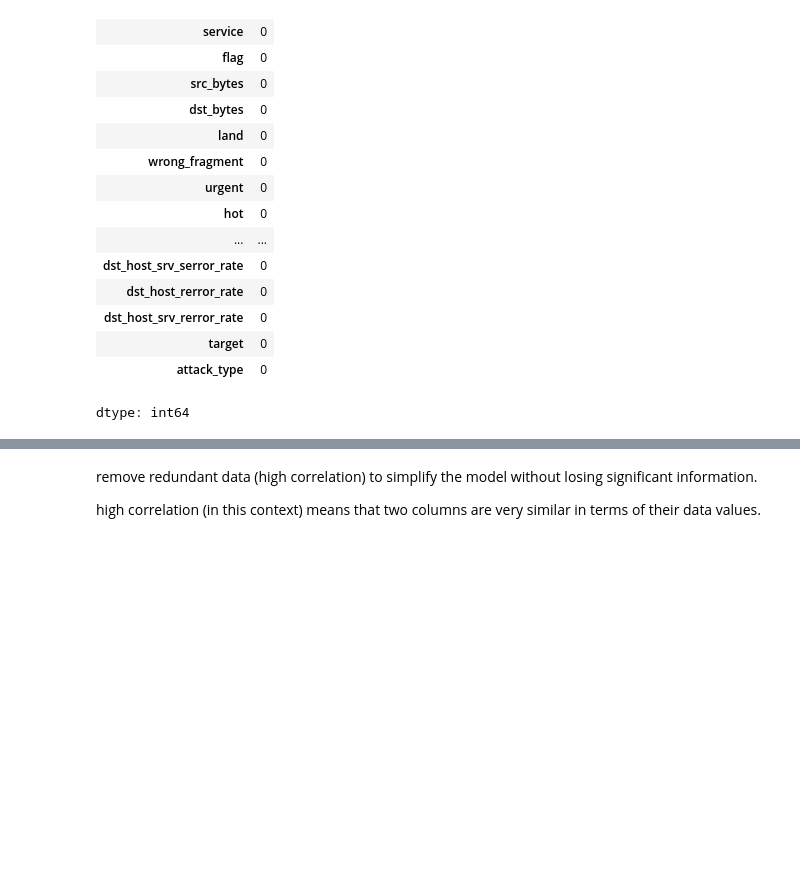
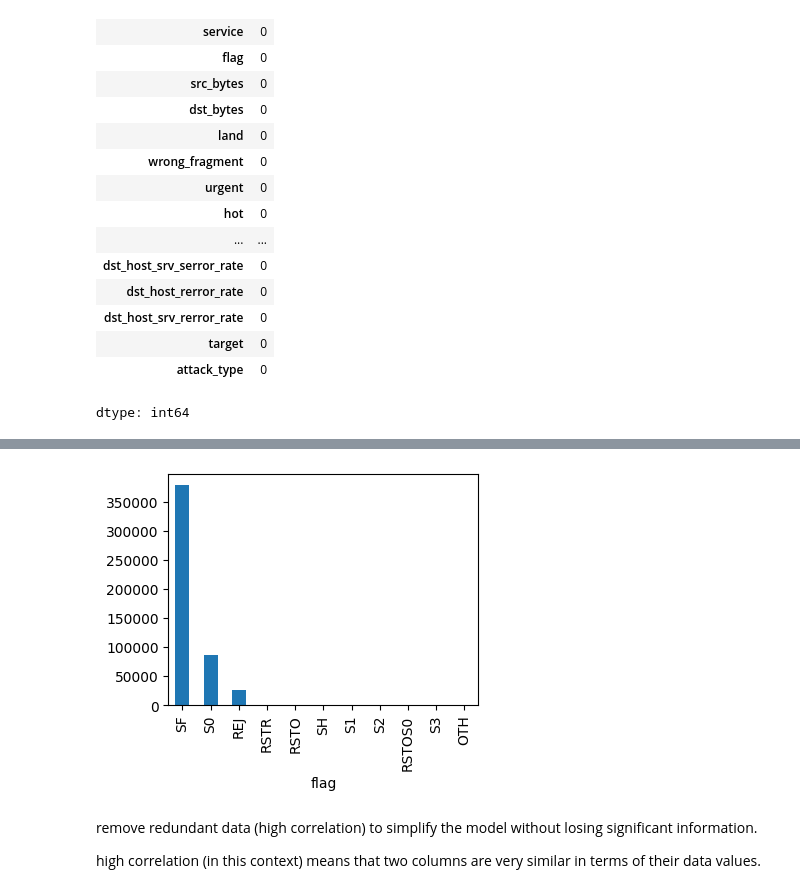
Before and after one commit to Pakapakk/Network_Traffic_Anomaly_Detection, a Jupyter notebook: anomaly_detection.ipynb, the cells around one changed output, grey strips where cells are left out. Cells and saved outputs as stored; diff of their text form; code cells hidden in the pictures; blank space fills up the shorter version.

```diff
--- a/anomaly_detection.ipynb
+++ b/anomaly_detection.ipynb
@@ -218,0 +77,5 @@ cate_cols
+# %%
+plt.figure(figsize=(4,3))
+bar_graph(kdd_df, 'flag')
+# %% [output]
+[figure, added]
```
Also changed, not shown: parts of 27 cells of this notebook.
